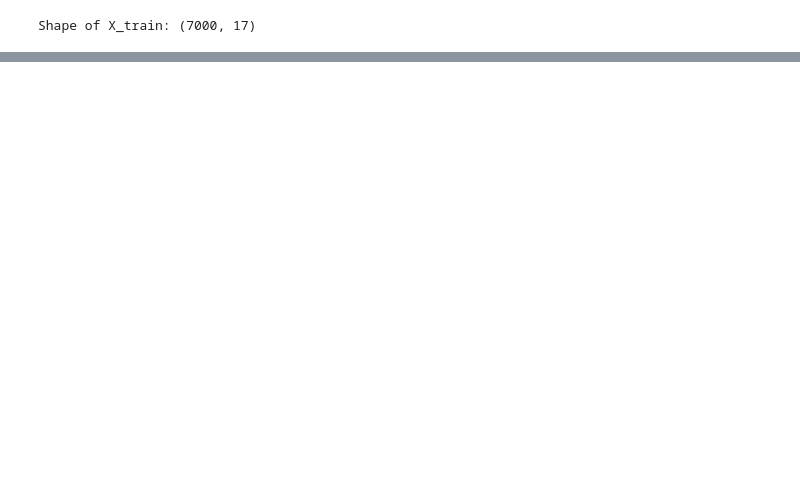
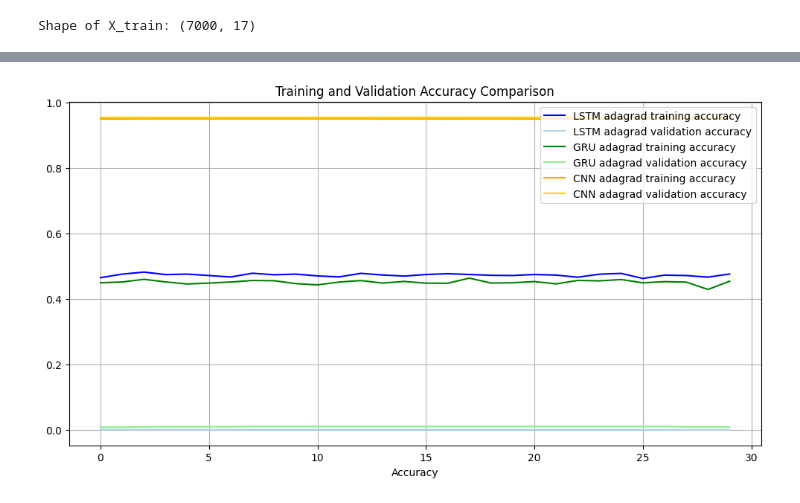
Before and after one commit to JenilGajjar20/SensorNetGuard, a Jupyter notebook: combined.ipynb, the cells around one changed output, grey strips where cells are left out. Cells and saved outputs as stored; diff of their text form; code cells hidden in the pictures; blank space fills up the shorter version.

```diff
--- a/combined.ipynb
+++ b/combined.ipynb
@@ -397,3 +423,29 @@ plt.show()
+# %%
+plt.figure(figsize=(12, 6))
+
+plt.plot(lstm_adagrad_history.history["accuracy"],
+         label="LSTM adagrad training accuracy", color='blue')
+plt.plot(lstm_adagrad_history.history["val_accuracy"],
+         label="LSTM adagrad validation accuracy", color='lightblue')
+
+plt.plot(gru_adagrad_history.history["accuracy"],
+         label="GRU adagrad training accuracy", color='green')
+plt.plot(gru_adagrad_history.history["val_accuracy"],
+         label="GRU adagrad validation accuracy", color='lightgreen')
+
+plt.plot(cnn_adagrad_history.history["accuracy"],
+         label="CNN adagrad training accuracy", color='orange')
+plt.plot(cnn_adagrad_history.history["val_accuracy"],
+         label="CNN adagrad validation accuracy", color='gold')
+
+plt.title('Training and Validation Accuracy Comparison')
+plt.xlabel('Epoch')
+plt.xlabel('Accuracy')
+plt.legend()
+plt.grid(True)
+plt.show()
+# %% [output]
+[figure, added]
 # %%
 plt.figure(figsize=(12, 6))
 
```
Also changed, not shown: parts of 15 cells of this notebook, 1 other file.
